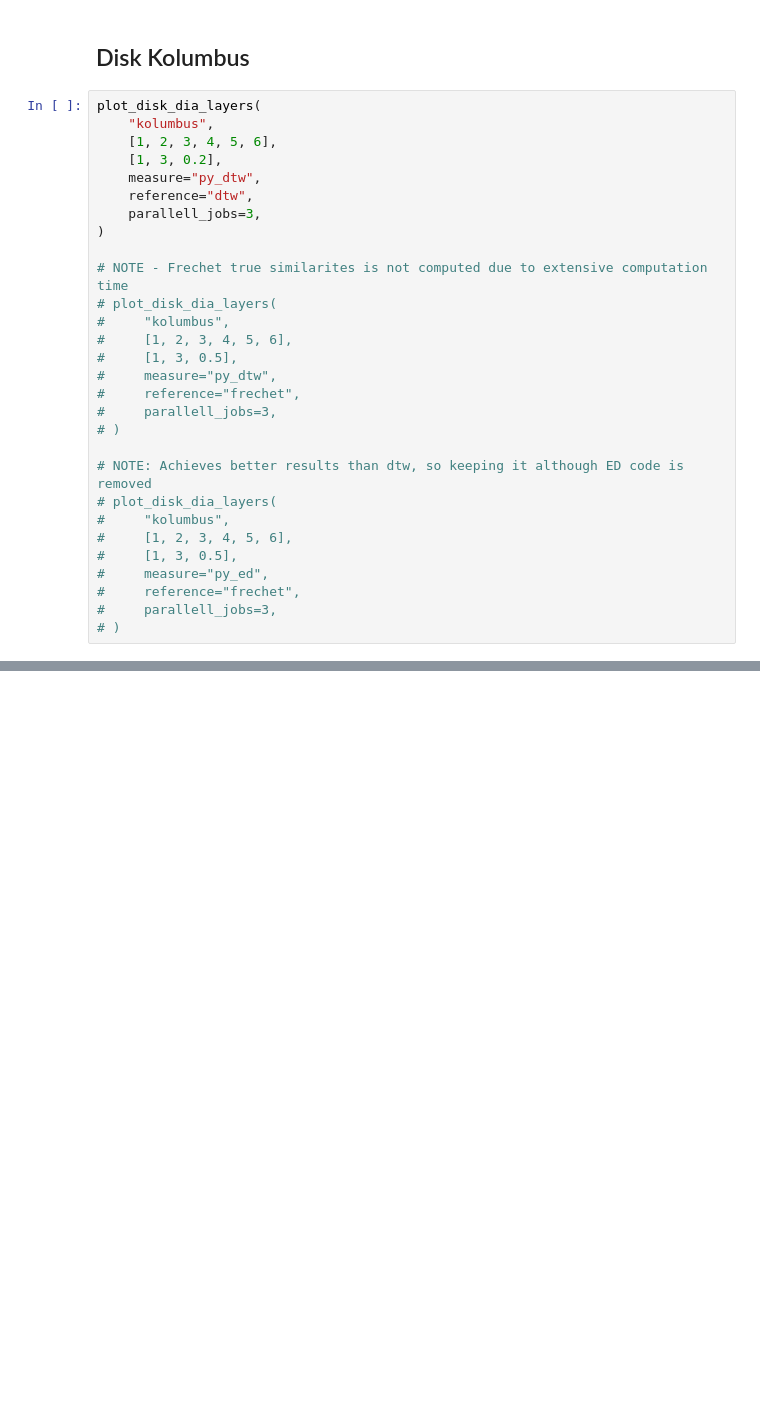
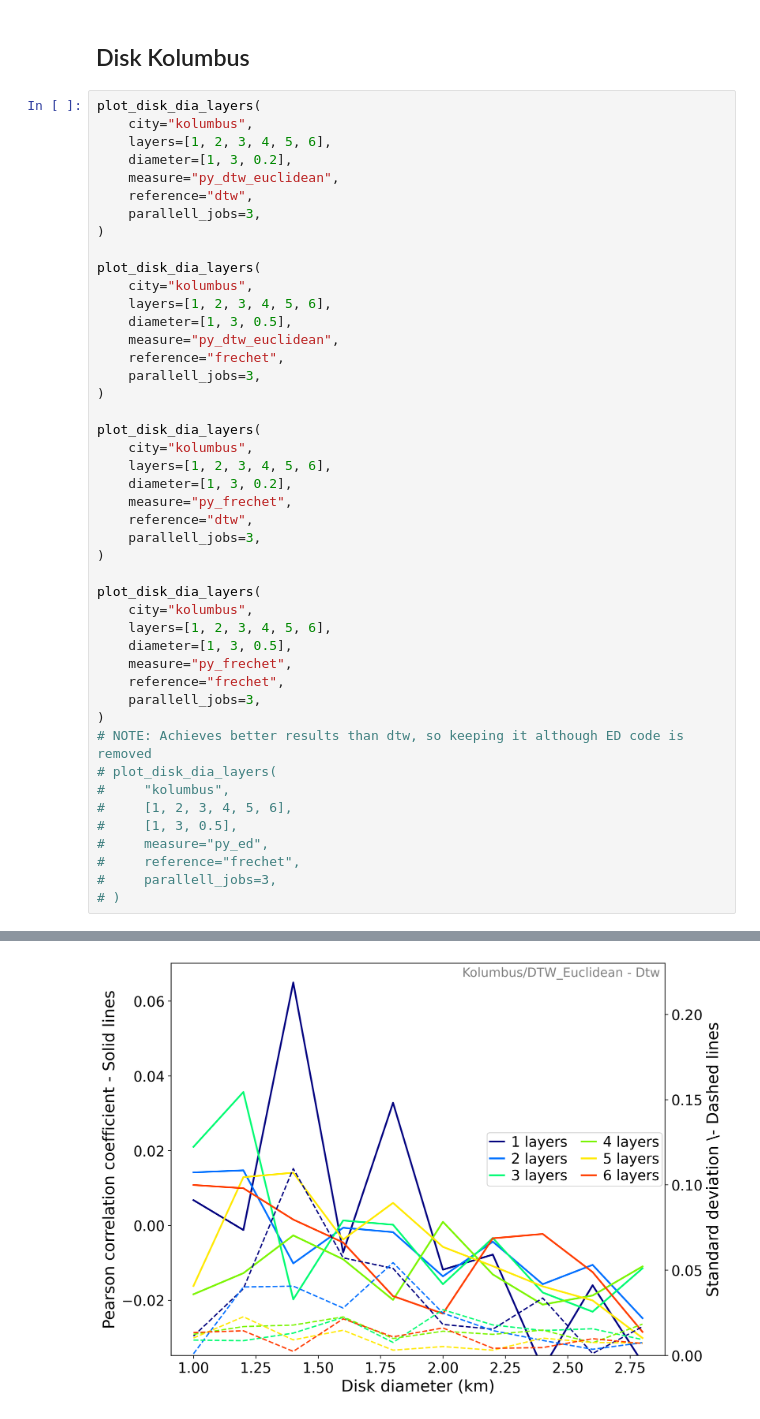
Before and after one commit to eivindmidtbo/masteroppgave, a Jupyter notebook: correlation/disk_correlation.ipynb, the cells around one changed output, grey strips where cells are left out. Cells and saved outputs as stored; diff of their text form; blank space fills up the shorter version.

```diff
--- a/correlation/disk_correlation.ipynb
+++ b/correlation/disk_correlation.ipynb
@@ -65,24 +65,40 @@ plot_disk_dia_layers(
 ## Disk Kolumbus
 # %%
 plot_disk_dia_layers(
-    "kolumbus",
-    [1, 2, 3, 4, 5, 6],
-    [1, 3, 0.2],
-    measure="py_dtw",
+    city="kolumbus",
+    layers=[1, 2, 3, 4, 5, 6],
+    diameter=[1, 3, 0.2],
+    measure="py_dtw_euclidean",
     reference="dtw",
     parallell_jobs=3,
 )
 
-# NOTE - Frechet true similarites is not computed due to extensive computation time
-# plot_disk_dia_layers(
-#     "kolumbus",
-#     [1, 2, 3, 4, 5, 6],
-#     [1, 3, 0.5],
-#     measure="py_dtw",
-#     reference="frechet",
-#     parallell_jobs=3,
-# )
+plot_disk_dia_layers(
+    city="kolumbus",
+    layers=[1, 2, 3, 4, 5, 6],
+    diameter=[1, 3, 0.5],
+    measure="py_dtw_euclidean",
+    reference="frechet",
+    parallell_jobs=3,
+)
 
+plot_disk_dia_layers(
+    city="kolumbus",
+    layers=[1, 2, 3, 4, 5, 6],
+    diameter=[1, 3, 0.2],
+    measure="py_frechet",
+    reference="dtw",
+    parallell_jobs=3,
+)
+
+plot_disk_dia_layers(
+    city="kolumbus",
+    layers=[1, 2, 3, 4, 5, 6],
+    diameter=[1, 3, 0.5],
+    measure="py_frechet",
+    reference="frechet",
+    parallell_jobs=3,
+)
 # NOTE: Achieves better results than dtw, so keeping it although ED code is removed
 # plot_disk_dia_layers(
 #     "kolumbus",
@@ -92,3 +108,4 @@ plot_disk_dia_layers(
 #     reference="frechet",
 #     parallell_jobs=3,
 # )
+# %% [output]
@@ -94,0 +113 @@ plot_disk_dia_layers(
+[figure, added]
```
Also changed, not shown: parts of 1 cell of this notebook, 4 other files.
